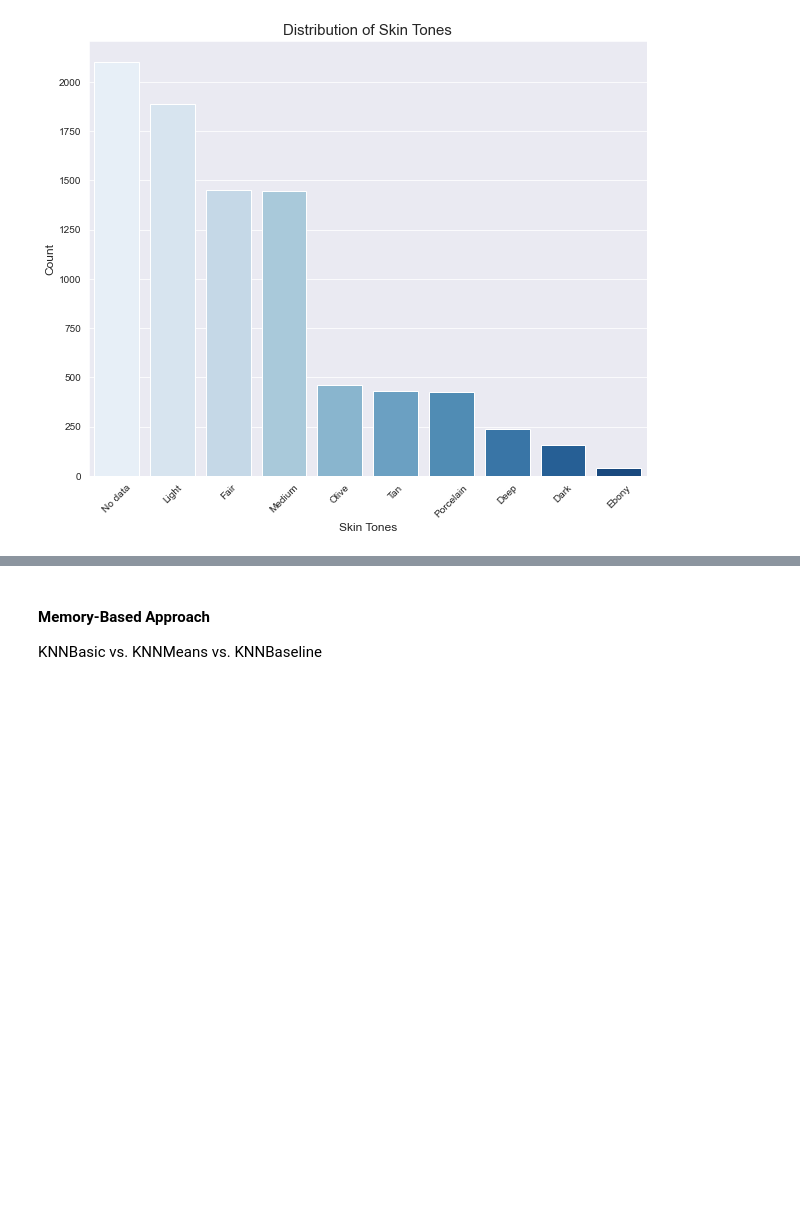
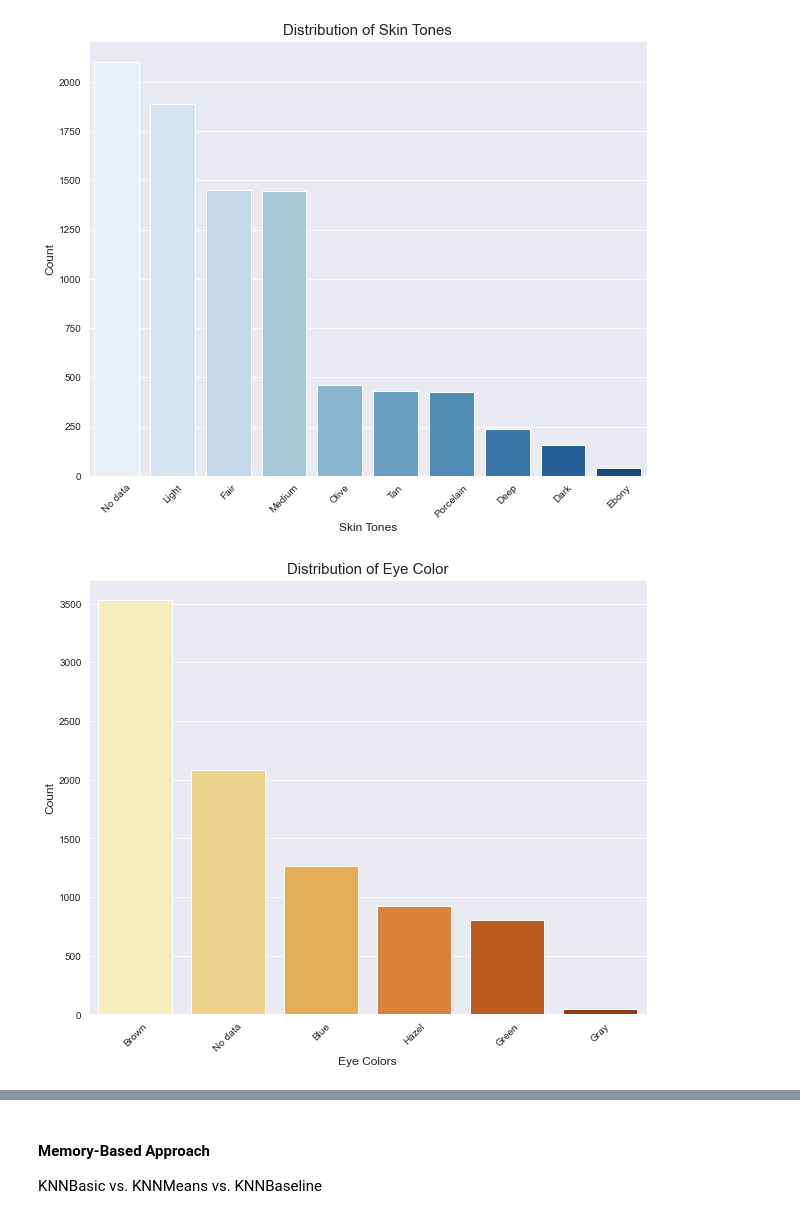
Before and after one commit to toscatle/skincare_recommender, a Jupyter notebook: skincare_recommender_notebook.ipynb, the cells around one changed output, grey strips where cells are left out. Saved outputs shown, nothing was run; the diff lists cells and outputs as text; code cells hidden in the pictures; blank space fills up the shorter version.

```diff
--- a/skincare_recommender_notebook.ipynb
+++ b/skincare_recommender_notebook.ipynb
@@ -82,3 +104 @@ I'm dropping Username, Eye_Color and Hair_Color columns because I don't believe
-# %%
-df = df.drop(columns=['Eye_Color', 'Hair_Color'])
 # %% [markdown]
@@ -163,3 +183,20 @@ plt.title('Distribution of Skin Tones', size=15)
 plt.show()
 # %% [output]
 [figure]
+# %%
+#distribution of eye color
+plt.figure(figsize=(10, 8))
+sns.set_style('darkgrid')
+
+plot = sns.countplot(data=df,
+                     x='Eye_Color',
+                     palette='YlOrBr',
+                     order=df.Eye_Color.value_counts().index)
+
+plt.setp(plot.get_xticklabels(), rotation=45)
+plt.xlabel('Eye Colors', size=12)
+plt.ylabel('Count', size=12)
+plt.title('Distribution of Eye Color', size=15)
+plt.show()
+# %% [output]
+[figure, added]
```
Also changed, not shown: parts of 63 cells of this notebook.
